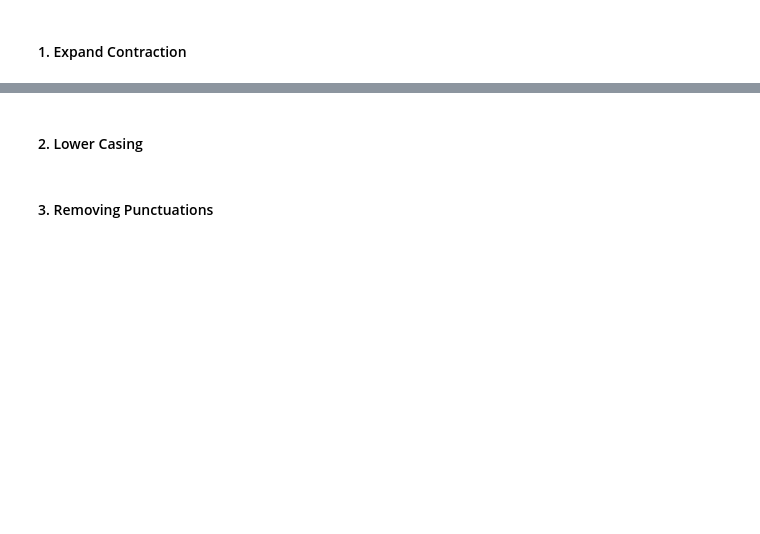
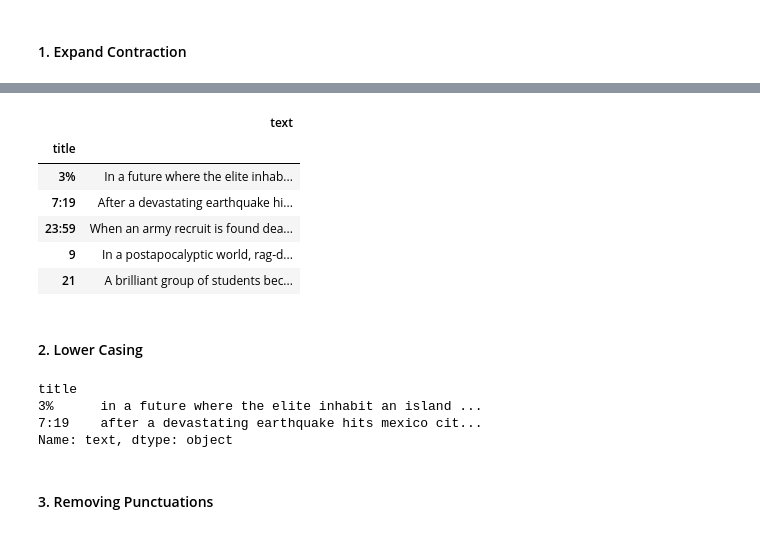
Before and after one commit to albin2122/Netflix-Movies-And-TV-Shows-Clustering, a Jupyter notebook: Netflix_Movies_And_TV_Shows_Clustering.ipynb, the cells around one changed output, grey strips where cells are left out. Saved outputs shown, nothing was run; the diff lists cells and outputs as text; code cells hidden in the pictures; blank space fills up the shorter version.

```diff
--- a/Netflix_Movies_And_TV_Shows_Clustering.ipynb
+++ b/Netflix_Movies_And_TV_Shows_Clustering.ipynb
@@ -967,2 +967,17 @@ netflix_df.head()
+# %%
+#creating a new data frame having two columns title and
+#rest all columns in netflix_df are aggregating to  a single column
+textual_df = netflix_df[['title']]
+textual_df['text'] = (netflix_df['description'] + ' ' + netflix_df['listed_in'] + ' ' + netflix_df['director'] + ' ' + netflix_df['cast'] + ' ' + netflix_df['country'] + ' ' + netflix_df['rating']).astype(str)
+textual_df.set_index('title', inplace = True)
+textual_df.head()
+# %% [output]
+|  | text |
+| title |  |
+| 3% | In a future where the elite inhab... |
+| 7:19 | After a devastating earthquake hi... |
+| 23:59 | When an army recruit is found dea... |
+| 9 | In a postapocalyptic world, rag-d... |
+| 21 | A brilliant group of students bec... |
 # %% [markdown]
 #### 2. Lower Casing
@@ -971,2 +989,10 @@ netflix_df.head()
+# %%
+textual_df['text'] = textual_df['text'].apply(lower_func)
+textual_df['text'].head(2)
+# %% [output]
+title
+3%      in a future where the elite inhabit an island ...
+7:19    after a devastating earthquake hits mexico cit...
+Name: text, dtype: object
 # %% [markdown]
 #### 3. Removing Punctuations
```
Also changed, not shown: parts of 11 cells of this notebook.
